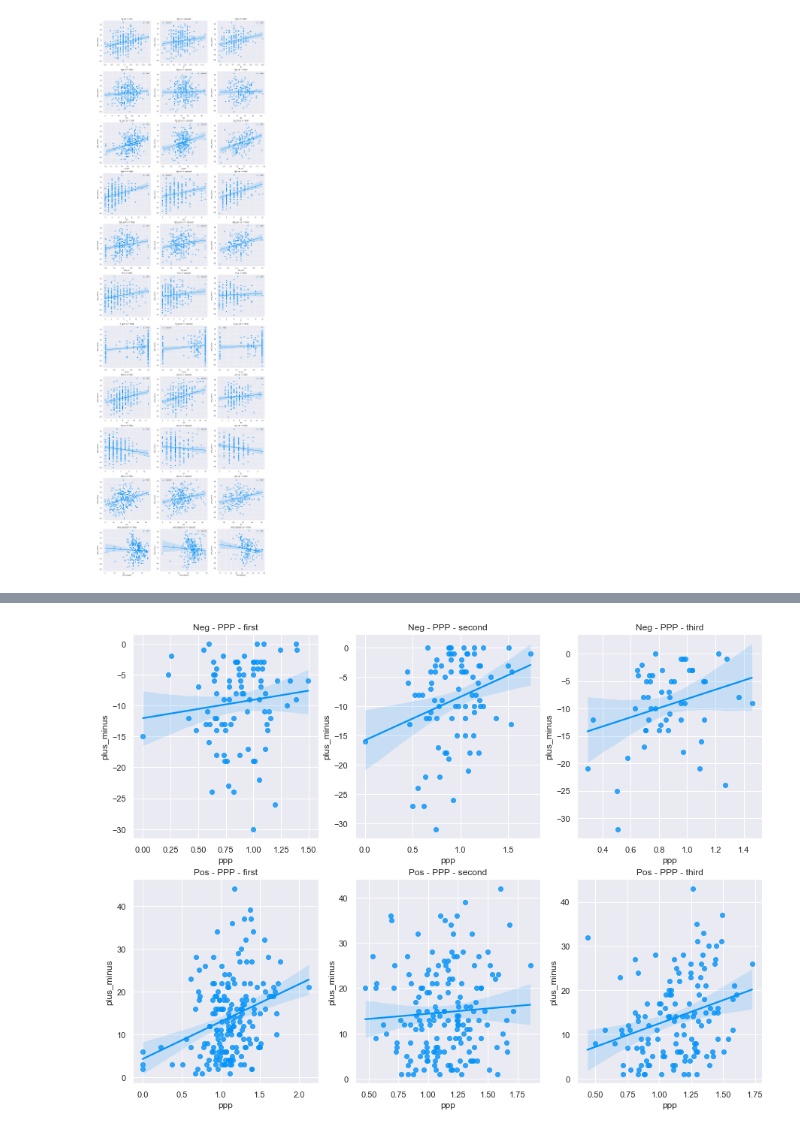
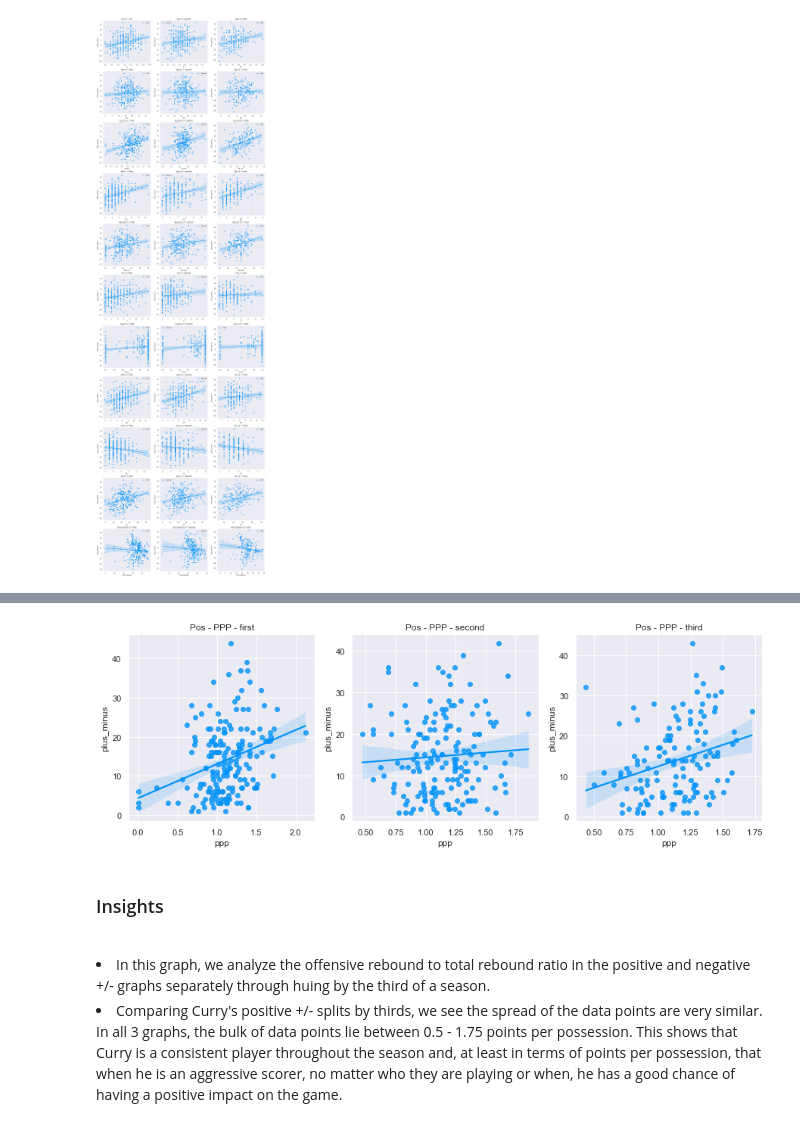
Before and after one commit to sahilkamboj3/StephenCurryMLEfficiencyPredictor, a Jupyter notebook: Game Data Visualization.ipynb, the cells around one changed output, grey strips where cells are left out. Cells and saved outputs as stored; diff of their text form; code cells hidden in the pictures.

```diff
--- a/Game Data Visualization.ipynb
+++ b/Game Data Visualization.ipynb
@@ -198,15 +197,0 @@ for col in offense:
-# %%
-height = 17.5
-
-fig = plt.figure(1, figsize=(width, height))
-i = 0
-rows = (len(offense) // 4) + 1
-
-for col in offense:
-    i += 1
-    ax1 = plt.subplot(rows, 4, i)
-
-    sns.regplot(df_neg_pm[col], df_neg_pm['plus_minus'], label='Neg')
-    sns.regplot(df_pos_pm[col], df_pos_pm['plus_minus'], label='Pos')
-
-    ax1.legend()
@@ -476,20 +514,12 @@ for rebound in rebounds:
 # %%
-# rebound_ratios = ['drb_trb_ratio', 'orb_trb_ratio']
 rebound_ratios = ['orb_trb_ratio']
 
-fig = plt.figure(1, figsize=(15, 12.5))
+fig = plt.figure(1, figsize=(15, 6))
 i = 0
 
-rows = len(rebound_ratios) * 2
+rows = len(rebound_ratios)
 
 for ratio in rebound_ratios:
-    for label in df['gs_label_thirds'].unique():
-        i += 1
-        ax = plt.subplot(rows, 3, i)
-        data = df_neg_pm[df_neg_pm['gs_label_thirds'] == label]
-        sns.regplot(x=ratio, y='plus_minus', data=data)
-        ax.set_title(f'Neg - {ratio} - {label}')
-
     for label in df['gs_label_thirds'].unique():
         i += 1
         ax = plt.subplot(rows, 3, i)
@@ -519,20 +575,18 @@ for col in offense:
 # %%
-fig = plt.figure(1, figsize=(15, 11))
+fig = plt.figure(1, figsize=(15, 10))
 i = 0
-
-for label in df['gs_label_thirds'].unique():
-    i += 1
-    ax = plt.subplot(2, 3, i)
-    data = df_neg_pm[df_neg_pm['gs_label_thirds'] == label]
-    sns.regplot(x='ppp', y='plus_minus', data=data)
-    ax.set_title(f'Neg - PPP - {label}')
 
 for label in df['gs_label_thirds'].unique():
     i += 1
     ax = plt.subplot(2, 3, i)
     data = df_pos_pm[df_pos_pm['gs_label_thirds'] == label]
     sns.regplot(x='ppp', y='plus_minus', data=data, label=label)
     ax.set_title(f'Pos - PPP - {label}')
 # %% [output]
-[figure, old version]
+[figure, new version]
+# %% [markdown]
+<h3>Insights</h3>
+<br>
+<li>In this graph, we analyze the offensive rebound to total rebound ratio in the positive and negative +/- graphs separately through huing by the third of a season.
+<li>Comparing Curry's positive +/- splits by thirds, we see the spread of the data points are very similar. In all 3 graphs, the bulk of data points lie between 0.5 - 1.75 points per possession. This shows that Curry is a consistent player throughout the season and, at least in terms of points per possession, that when he is an aggressive scorer, no matter who they are playing or when, he has a good chance of having a positive impact on the game.
 # %%
```
Also changed, not shown: parts of 20 cells of this notebook.
